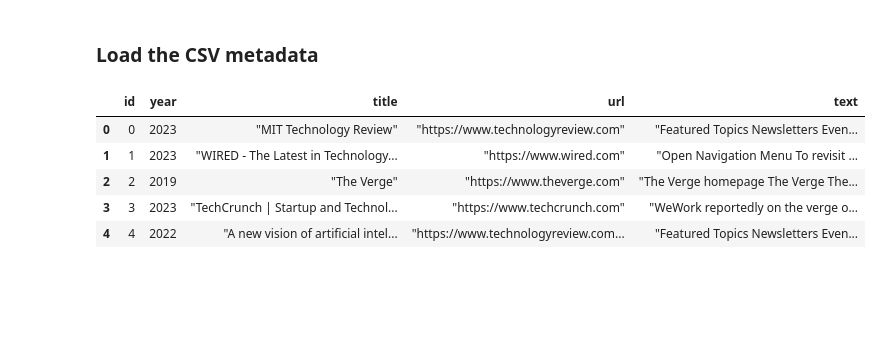
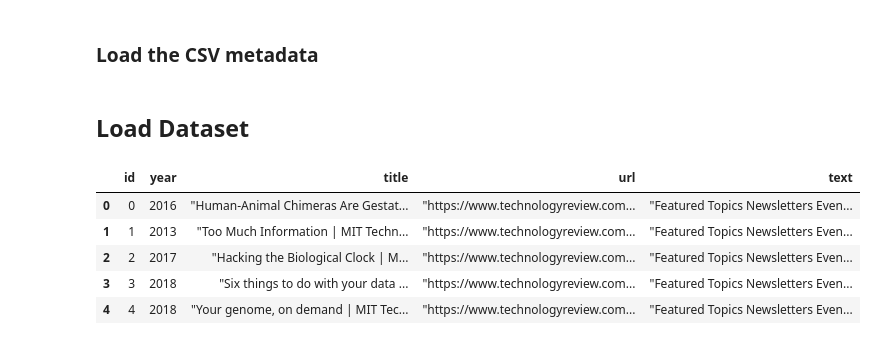
Before and after one commit to lostflux/ai-tech-articles, a Jupyter notebook: analytics.ipynb, the cells around one changed output. Cells and saved outputs as stored; diff of their text form; code cells hidden in the pictures; blank space fills up the shorter version.

```diff
--- a/analytics.ipynb
+++ b/analytics.ipynb
@@ -13,12 +12,13 @@ from collections import Counter
+# %% [markdown]
+## Load Dataset
 # %%
-dataset = load_dataset("siavava/ai-tech-articles")
-# convert to pandas, use id as index
+dataset = datasets.load_dataset("siavava/ai-tech-articles")
 df = dataset["train"].to_pandas()
 df.head(5)
 # %% [output]
 |  | id | year | title | url | text |
-| 0 | 0 | 2023 | "MIT Technology Review" | "https://www.technologyreview.com" | "Featured Topics Newsletters Even... |
-| 1 | 1 | 2023 | "WIRED - The Latest in Technology... | "https://www.wired.com" | "Open Navigation Menu To revisit ... |
-| 2 | 2 | 2019 | "The Verge" | "https://www.theverge.com" | "The Verge homepage The Verge The... |
-| 3 | 3 | 2023 | "TechCrunch | Startup and Technol... | "https://www.techcrunch.com" | "WeWork reportedly on the verge o... |
-| 4 | 4 | 2022 | "A new vision of artificial intel... | "https://www.technologyreview.com... | "Featured Topics Newsletters Even... |
+| 0 | 0 | 2016 | "Human-Animal Chimeras Are Gestat... | "https://www.technologyreview.com... | "Featured Topics Newsletters Even... |
+| 1 | 1 | 2013 | "Too Much Information | MIT Techn... | "https://www.technologyreview.com... | "Featured Topics Newsletters Even... |
+| 2 | 2 | 2017 | "Hacking the Biological Clock | M... | "https://www.technologyreview.com... | "Featured Topics Newsletters Even... |
+| 3 | 3 | 2018 | "Six things to do with your data ... | "https://www.technologyreview.com... | "Featured Topics Newsletters Even... |
+| 4 | 4 | 2018 | "Your genome, on demand | MIT Tec... | "https://www.technologyreview.com... | "Featured Topics Newsletters Even... |
```
Also changed, not shown: parts of 4 cells of this notebook, 2 other files.
